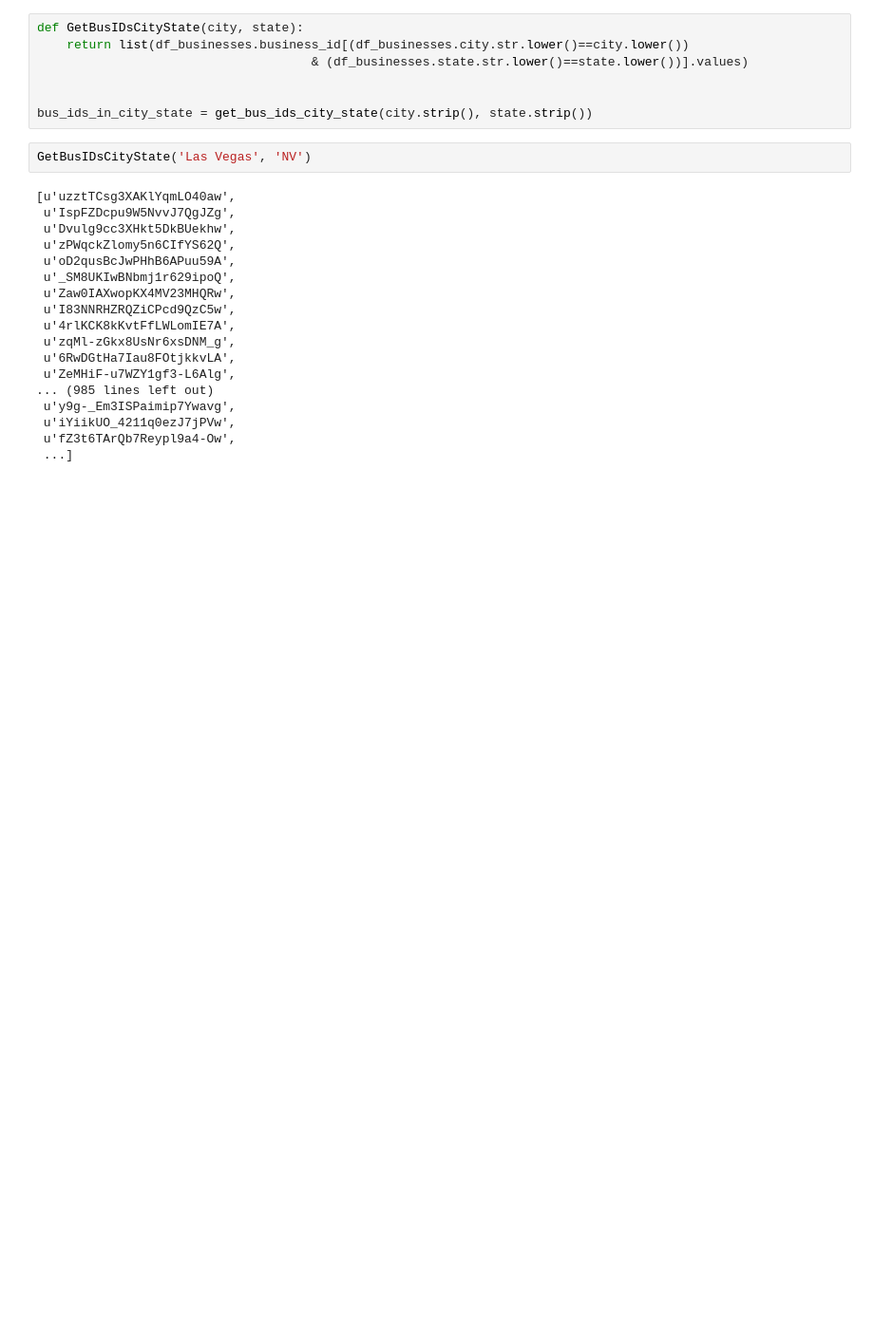
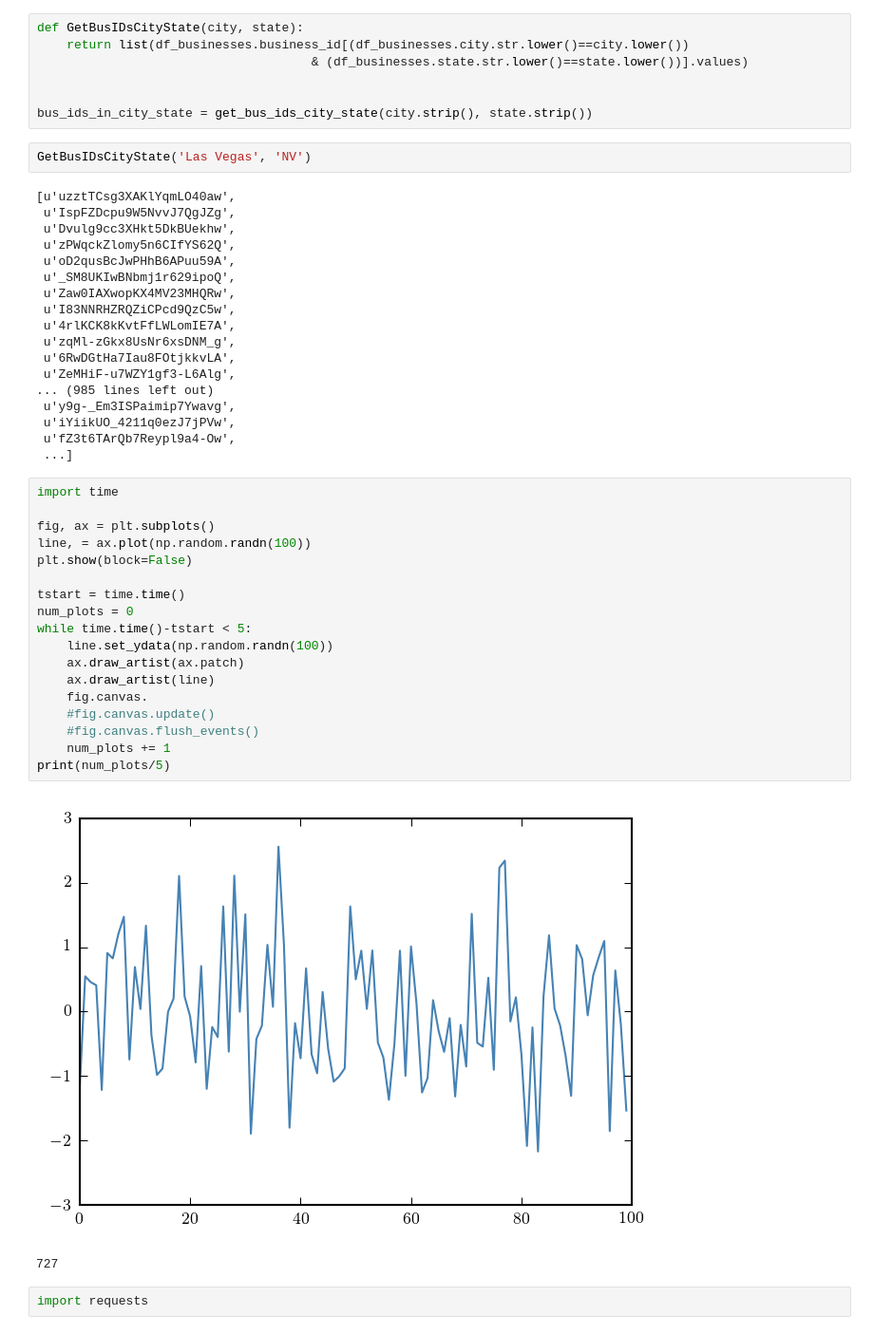
Before and after one commit to erccarls/vectorsearch, a Jupyter notebook: notebooks/Untitled.ipynb, the cells around one changed output. Shown: that part at 95% size. Cells and saved outputs as stored; diff of their text form; blank space fills up the shorter version.

```diff
--- a/notebooks/Untitled.ipynb
+++ b/notebooks/Untitled.ipynb
@@ -55,3 +55,26 @@ GetBusIDsCityState('Las Vegas', 'NV')
  u'iYiikUO_4211q0ezJ7jPVw',
  u'fZ3t6TArQb7Reypl9a4-Ow',
  ...]
+# %%
+import time
+
+fig, ax = plt.subplots()
+line, = ax.plot(np.random.randn(100))
+plt.show(block=False)
+
+tstart = time.time()
+num_plots = 0
+while time.time()-tstart < 5:
+    line.set_ydata(np.random.randn(100))
+    ax.draw_artist(ax.patch)
+    ax.draw_artist(line)
+    fig.canvas.
+    #fig.canvas.update()
+    #fig.canvas.flush_events()
+    num_plots += 1
+print(num_plots/5)
+# %% [output]
+[figure, added]
+727
+# %%
+import requests
```
Also changed, not shown: parts of 5 cells of this notebook, 12 other files.
